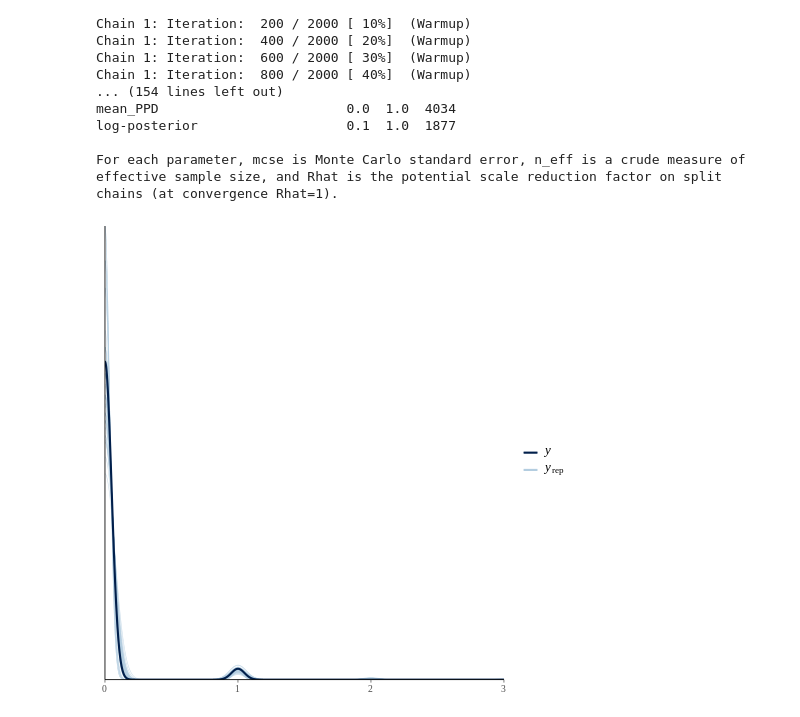
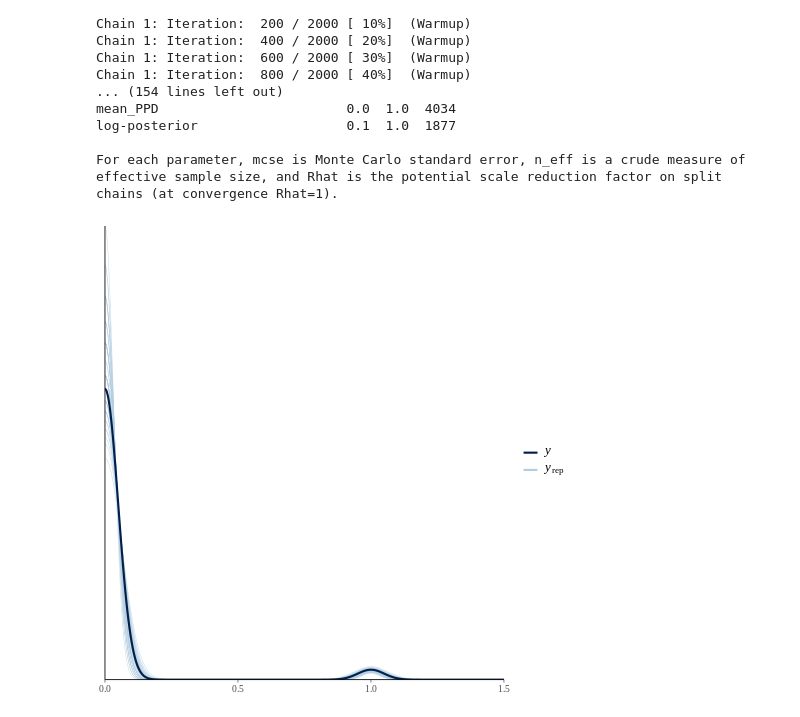
Before and after one commit to uervitonsantos/Atividade_Analise_Bayeseana_Com_RSTAN, a Jupyter notebook: trabalho_de_estatistivca_bayesiana.ipynb, the cells around one changed output. Drawn from its saved outputs; the diff is of its cells as text; code cells hidden in the pictures.

```diff
--- a/trabalho_de_estatistivca_bayesiana.ipynb
+++ b/trabalho_de_estatistivca_bayesiana.ipynb
@@ -110,6 +111,6 @@ log-posterior                   0.1  1.0  1877
 For each parameter, mcse is Monte Carlo standard error, n_eff is a crude measure of effective sample size, and Rhat is the potential scale reduction factor on split chains (at convergence Rhat=1).
 # %%
 %%R
-pp_check(stan_glm1)
+pp_check(stan_glm1, ndraws = 50) + xlim(0, 1.5)
 # %% [output]
-[figure, old version]
+[figure, new version]
```
Also changed, not shown: parts of 5 cells of this notebook.
